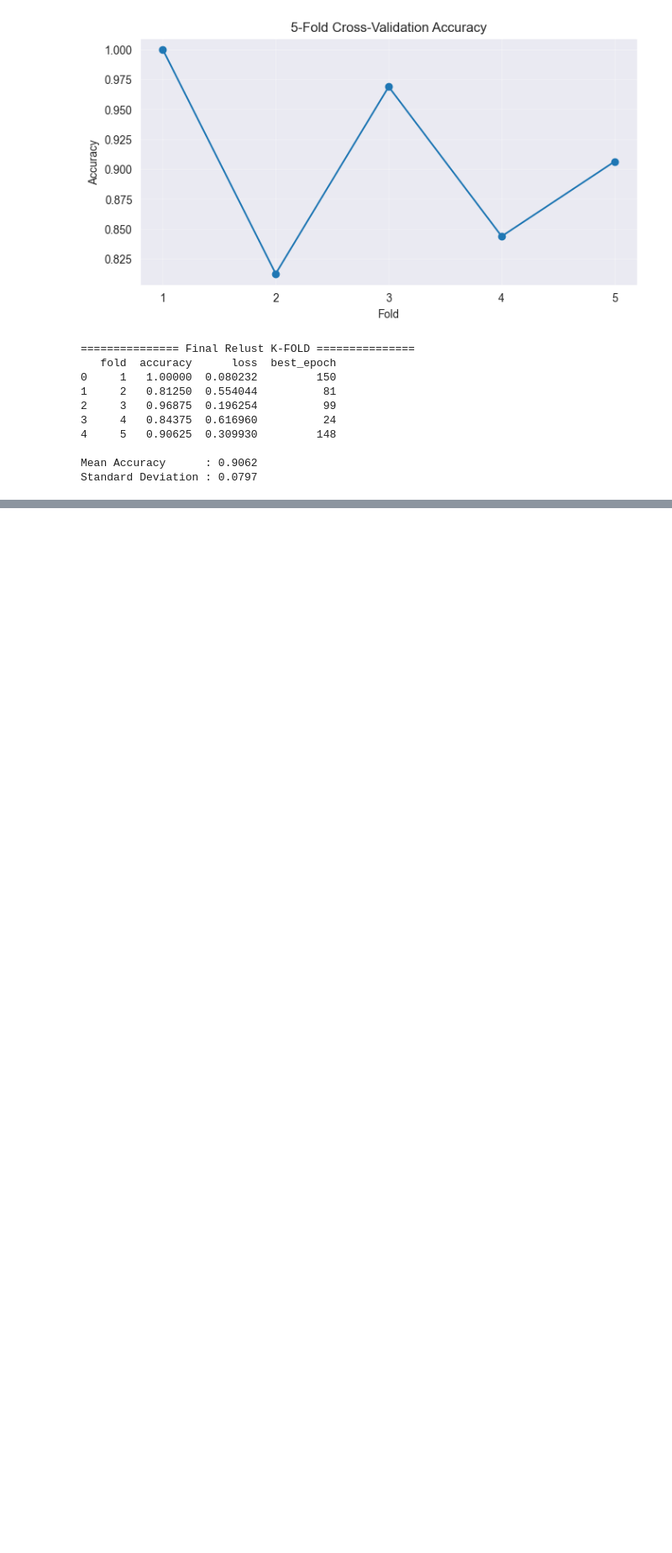
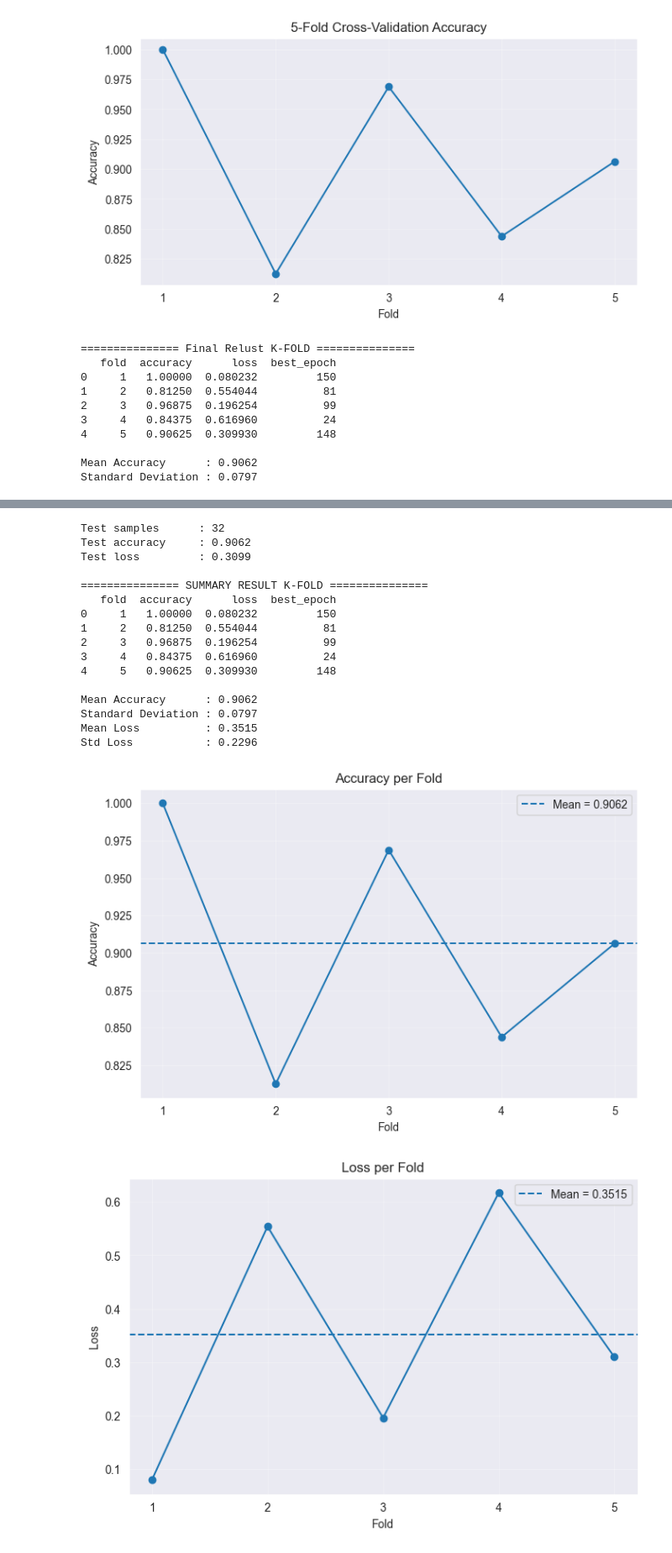
Before and after one commit to azvadennys/edible-densenet121, a Jupyter notebook: Edible dengan lempuk.ipynb, the cells around one changed output, grey strips where cells are left out. Shown at 84% size. Cells and saved outputs as stored; diff of their text form; code cells hidden in the pictures; blank space fills up the shorter version.

Commit message:
evaluation k-fold

```diff
--- a/Edible dengan lempuk.ipynb
+++ b/Edible dengan lempuk.ipynb
@@ -1029,0 +1381,12 @@ Standard Deviation : 0.0797
+# %%
+cv_outputs = evaluate_saved_kfold_models(
+    dataframe=df,
+    n_splits=5,
+    random_state=42,
+    batch_size=BATCH_SIZE,
+    model_pattern="kfold_fold_{fold}_best_model.keras",
+    csv_pattern="kfold_fold_{fold}_training_log.csv"
+)
+
+plot_saved_kfold_report(cv_outputs)
+# %% [output]
@@ -1029,0 +1422,18 @@ Standard Deviation : 0.0797
+Test samples      : 32
+Test accuracy     : 0.9062
+Test loss         : 0.3099
+
+=============== SUMMARY RESULT K-FOLD ===============
+   fold  accuracy      loss  best_epoch
+0     1   1.00000  0.080232         150
+1     2   0.81250  0.554044          81
+2     3   0.96875  0.196254          99
+3     4   0.84375  0.616960          24
+4     5   0.90625  0.309930         148
+
+Mean Accuracy      : 0.9062
+Standard Deviation : 0.0797
+Mean Loss          : 0.3515
+Std Loss           : 0.2296
+[figure, added]
+[figure, added]
```
Also changed, not shown: parts of 3 cells of this notebook.
